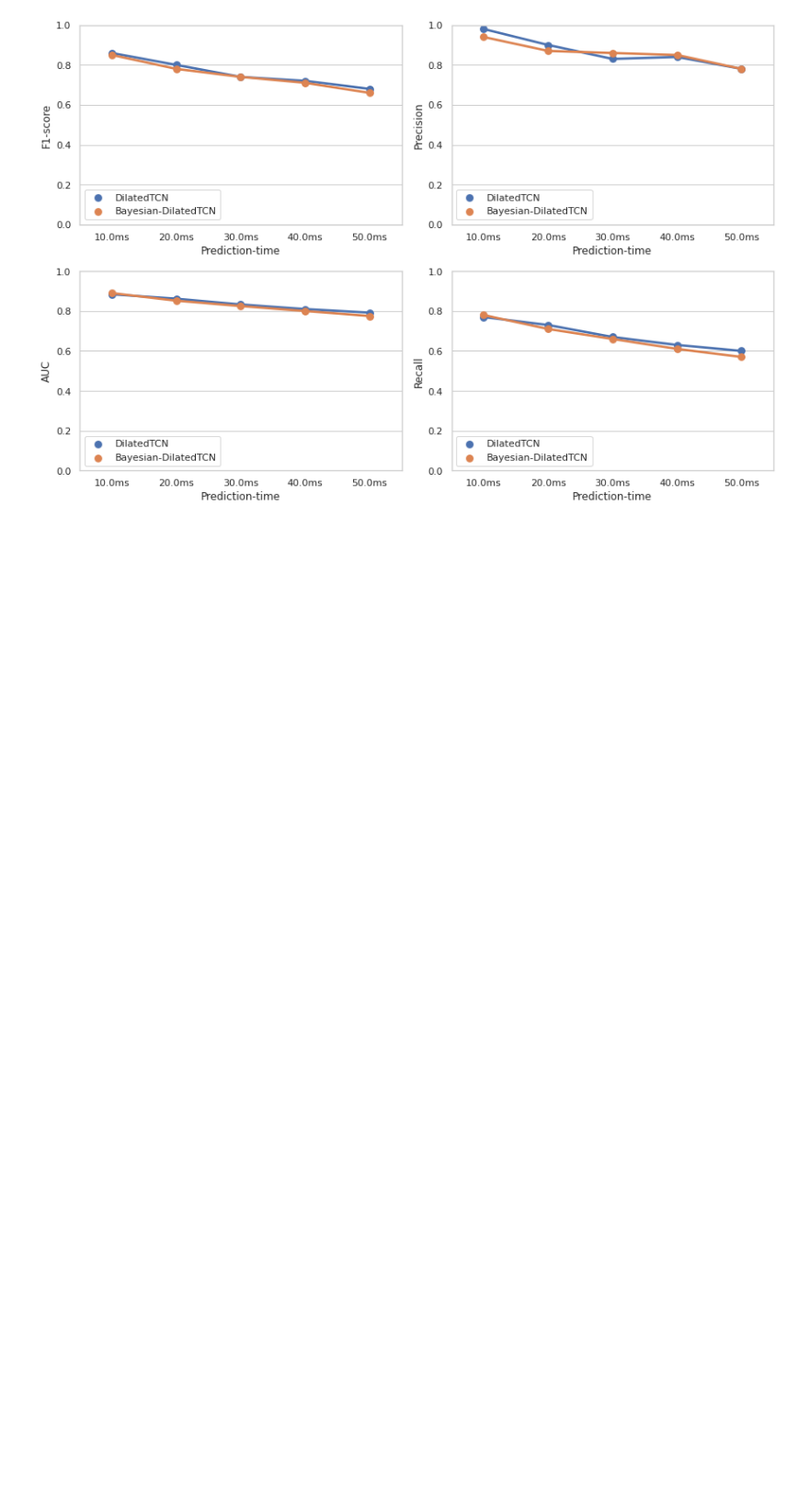
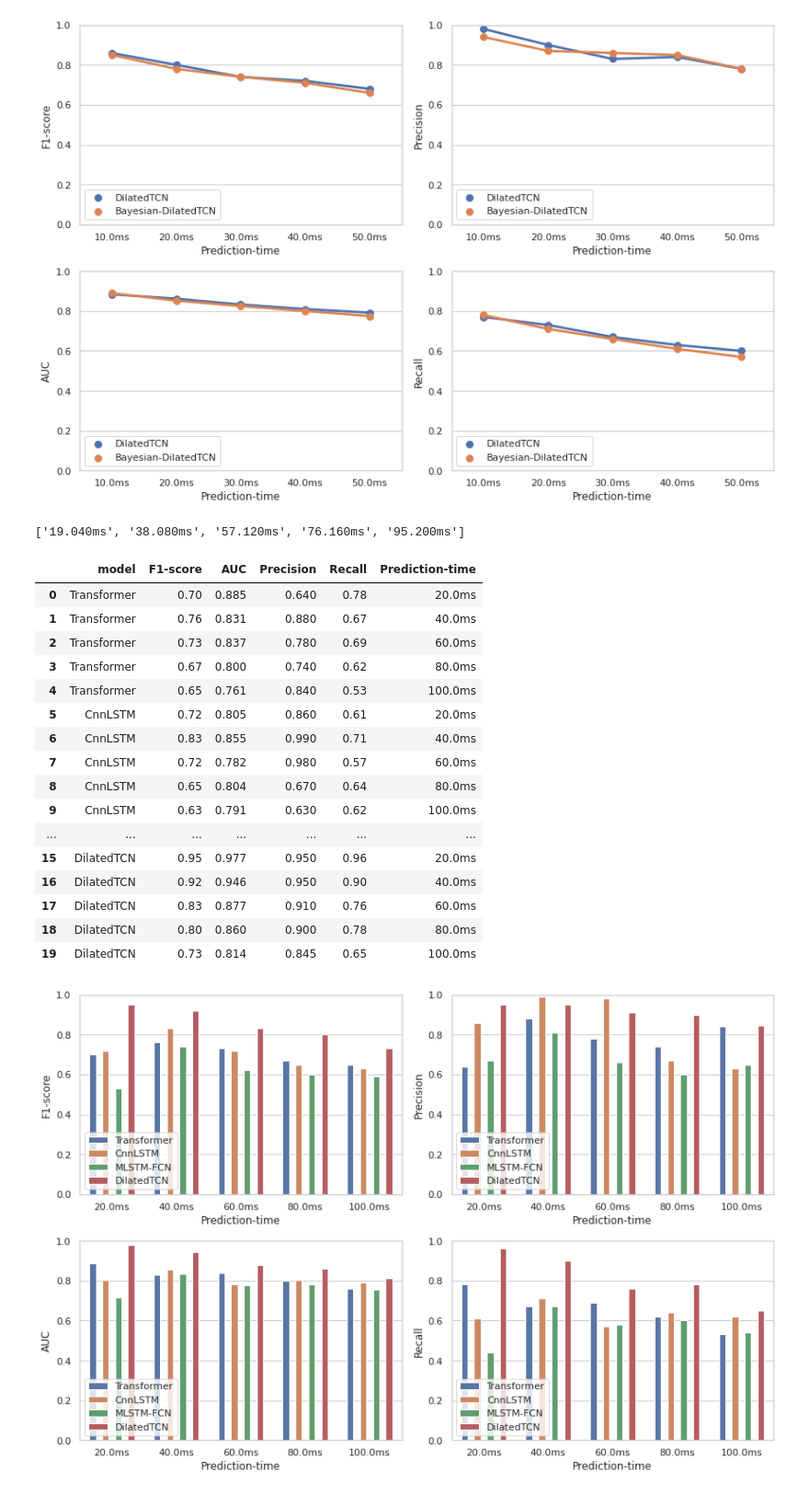
Before and after one commit to ZINZINBIN/Bayesian-Disruption-Prediction, a Jupyter notebook: analysis/analysis_results.ipynb, the cells around one changed output. Shown at 92% size. Drawn from its saved outputs; the diff is of its cells as text; code cells hidden in the pictures; blank space fills up the shorter version.

```diff
--- a/analysis/analysis_results.ipynb
+++ b/analysis/analysis_results.ipynb
@@ -87,3 +87,71 @@ axes[1,1].set_ylim([0,1.0])
 fig.tight_layout()
 # %% [output]
 [figure]
+# %%
+["{:.3f}ms".format(4.76 * 4 * i) for i in [1,2,3,4,5]]
+# %% [output]
+['19.040ms', '38.080ms', '57.120ms', '76.160ms', '95.200ms']
+# %%
+# Graph for publishing paper : Model comparison for 0D data
+import pandas as pd
+import matplotlib.pyplot as plt
+import seaborn as sns
+
+# comparison between previous research and current research
+model_list = ['Transformer']*5+['CnnLSTM']*5 + ['MLSTM-FCN']*5 + ['DilatedTCN']*5
+dist_list = ["{:.1f}ms".format(10 * i) for i in [2, 4, 6, 8, 10]] * 4
+f1_list = [0.70,0.76,0.73,0.67,0.65] + [0.72, 0.83, 0.72, 0.65, 0.63] + [0.53,0.74,0.62,0.60,0.59] + [0.95, 0.92, 0.83, 0.80, 0.73]
+auc_list = [0.885,0.831,0.837,0.80,0.761] + [0.805,0.855,0.782,0.804,0.791] + [0.716, 0.833,0.778,0.780,0.755] + [0.977, 0.946, 0.877, 0.86, 0.814]
+dis_pre_list = [0.64,0.88,0.78,0.74,0.84] + [0.86,0.99,0.98,0.67,0.63] + [0.67,0.81,0.66,0.60,0.65] + [0.95, 0.95, 0.91,0.90, 0.845]
+dis_rec_list = [0.78,0.67,0.69,0.62,0.53] + [0.61,0.71,0.57,0.64,0.62] + [0.44,0.67,0.58,0.60,0.54] + [0.96, 0.90, 0.76,0.78, 0.65]
+
+df_exp_algorithm = pd.DataFrame({
+    "model":model_list,
+    "F1-score":f1_list,
+    "AUC":auc_list,
+    "Precision":dis_pre_list,
+    "Recall":dis_rec_list,
+    "Prediction-time":dist_list
+})
+
+fig, axes = plt.subplots(2,2, sharex = False, figsize = (12, 8))
+sns.barplot(data = df_exp_algorithm, x = 'Prediction-time', y = 'F1-score', hue = 'model', ax = axes[0,0])
+sns.barplot(data = df_exp_algorithm, x = 'Prediction-time', y = 'AUC', hue = 'model', ax = axes[1,0])
+sns.barplot(data = df_exp_algorithm, x = 'Prediction-time', y = 'Precision', hue = 'model', ax = axes[0,1])
+sns.barplot(data = df_exp_algorithm, x = 'Prediction-time', y = 'Recall', hue = 'model', ax = axes[1,1])
+
+sns.set_theme(style="whitegrid") ## figure, axes 스타일
+width = 0.1
+
+for i in range(0,4):
+    for bar in axes.ravel()[i].patches:
+        x = bar.get_x() # 막대 좌측 하단 x 좌표
+        old_width = bar.get_width() # 기존 막대 폭
+        bar.set_width(width) # 폭변경
+        bar.set_x(x+(old_width-width)/2) # 막대 좌측 하단 x 좌표 업데이트
+
+    axes.ravel()[i].legend(loc='lower left')
+    axes.ravel()[i].set_ylim([0,1.0])
+
+fig.tight_layout()
+
+df_exp_algorithm.groupby(by="model").apply(lambda x : x[:])
+# %% [output]
+|  | model | F1-score | AUC | Precision | Recall | Prediction-time |
+| 0 | Transformer | 0.70 | 0.885 | 0.640 | 0.78 | 20.0ms |
+| 1 | Transformer | 0.76 | 0.831 | 0.880 | 0.67 | 40.0ms |
+| 2 | Transformer | 0.73 | 0.837 | 0.780 | 0.69 | 60.0ms |
+| 3 | Transformer | 0.67 | 0.800 | 0.740 | 0.62 | 80.0ms |
+| 4 | Transformer | 0.65 | 0.761 | 0.840 | 0.53 | 100.0ms |
+| 5 | CnnLSTM | 0.72 | 0.805 | 0.860 | 0.61 | 20.0ms |
+| 6 | CnnLSTM | 0.83 | 0.855 | 0.990 | 0.71 | 40.0ms |
+| 7 | CnnLSTM | 0.72 | 0.782 | 0.980 | 0.57 | 60.0ms |
+| 8 | CnnLSTM | 0.65 | 0.804 | 0.670 | 0.64 | 80.0ms |
+| 9 | CnnLSTM | 0.63 | 0.791 | 0.630 | 0.62 | 100.0ms |
+| ... | ... | ... | ... | ... | ... | ... |
+| 15 | DilatedTCN | 0.95 | 0.977 | 0.950 | 0.96 | 20.0ms |
+| 16 | DilatedTCN | 0.92 | 0.946 | 0.950 | 0.90 | 40.0ms |
+| 17 | DilatedTCN | 0.83 | 0.877 | 0.910 | 0.76 | 60.0ms |
+| 18 | DilatedTCN | 0.80 | 0.860 | 0.900 | 0.78 | 80.0ms |
+| 19 | DilatedTCN | 0.73 | 0.814 | 0.845 | 0.65 | 100.0ms |
+[figure, added]
```
Also changed, not shown: parts of 38 cells of this notebook, 6 other files.
